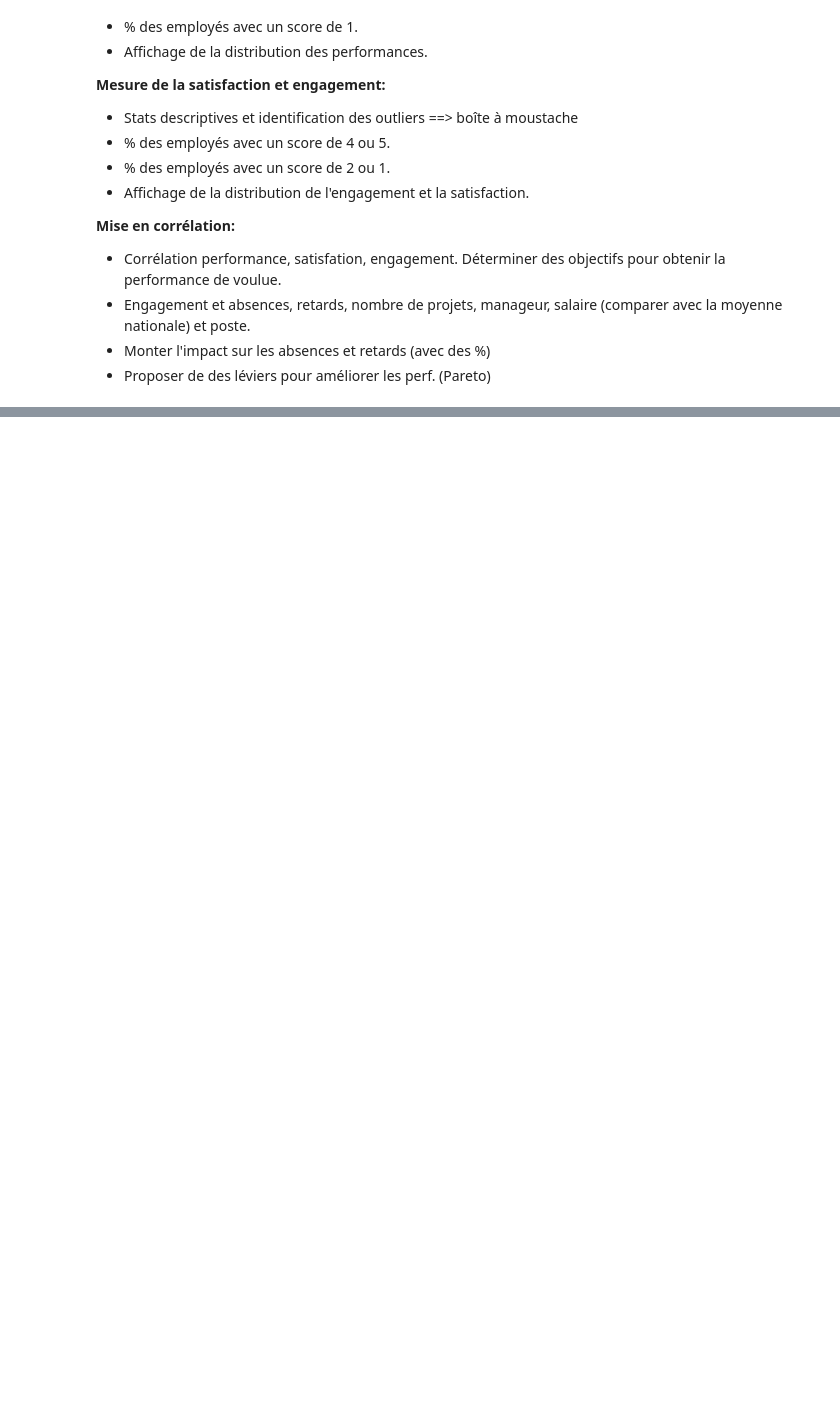
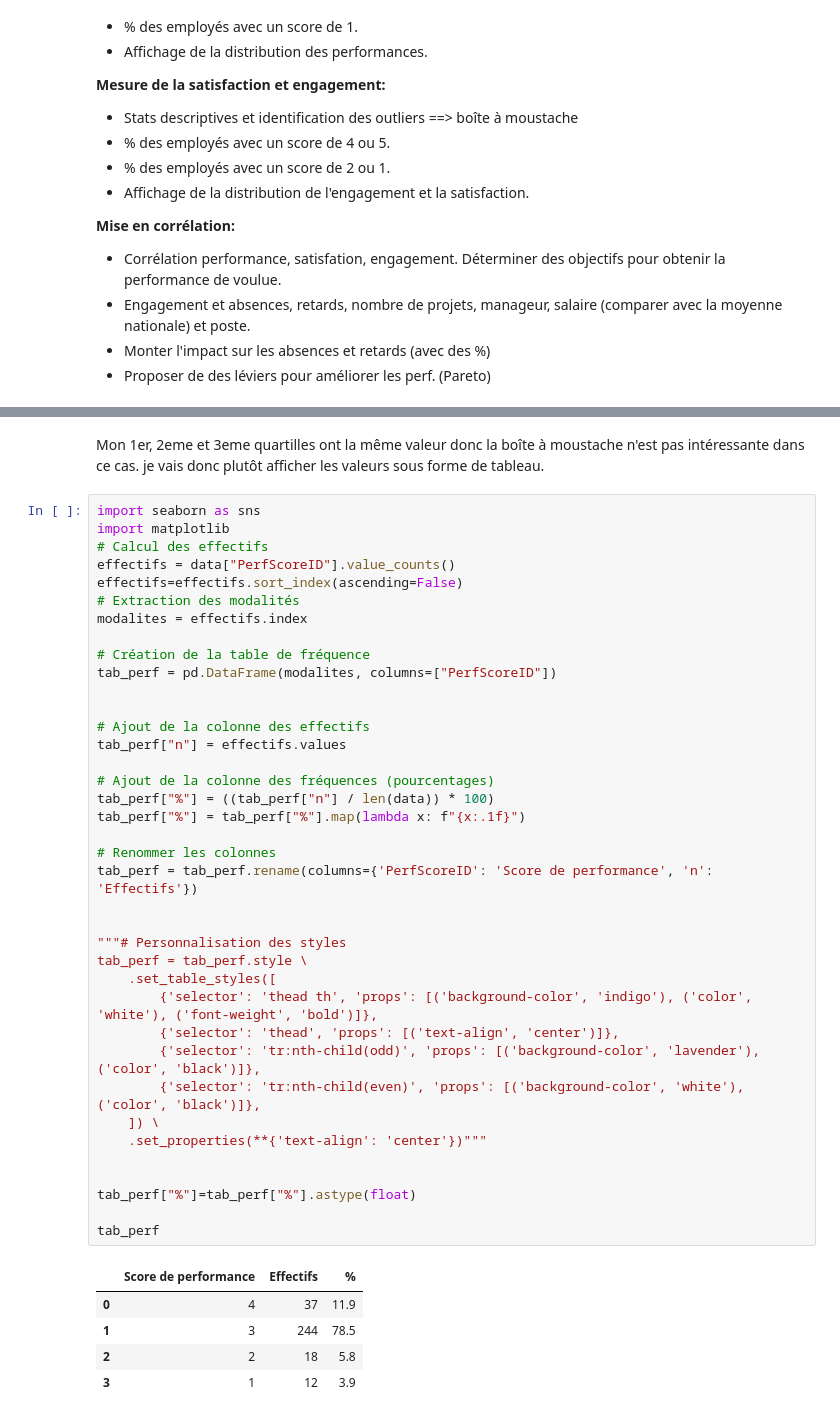
Before and after one commit to Isa31000/Projet-HR-sur-python, a Jupyter notebook: data_processing.ipynb, the cells around one changed output, grey strips where cells are left out. Saved outputs shown, nothing was run; the diff lists cells and outputs as text; blank space fills up the shorter version.

```diff
--- a/data_processing.ipynb
+++ b/data_processing.ipynb
@@ -190,0 +218,46 @@ Passing `palette` without assigning `hue` is deprecated and will be removed in v
+# %% [markdown]
+Mon 1er, 2eme et 3eme quartilles ont la même valeur donc la boîte à moustache n'est pas intéressante dans ce cas. je vais donc plutôt afficher les valeurs sous forme de tableau.
+# %%
+import seaborn as sns
+import matplotlib
+# Calcul des effectifs
+effectifs = data["PerfScoreID"].value_counts()
+effectifs=effectifs.sort_index(ascending=False)
+# Extraction des modalités
+modalites = effectifs.index
+
+# Création de la table de fréquence
+tab_perf = pd.DataFrame(modalites, columns=["PerfScoreID"])
+
+
+# Ajout de la colonne des effectifs
+tab_perf["n"] = effectifs.values
+
+# Ajout de la colonne des fréquences (pourcentages)
+tab_perf["%"] = ((tab_perf["n"] / len(data)) * 100)
+tab_perf["%"] = tab_perf["%"].map(lambda x: f"{x:.1f}")
+
+# Renommer les colonnes
+tab_perf = tab_perf.rename(columns={'PerfScoreID': 'Score de performance', 'n': 'Effectifs'})
+
+
+"""# Personnalisation des styles
+tab_perf = tab_perf.style \
+    .set_table_styles([
+        {'selector': 'thead th', 'props': [('background-color', 'indigo'), ('color', 'white'), ('font-weight', 'bold')]},
+        {'selector': 'thead', 'props': [('text-align', 'center')]},
+        {'selector': 'tr:nth-child(odd)', 'props': [('background-color', 'lavender'), ('color', 'black')]},
+        {'selector': 'tr:nth-child(even)', 'props': [('background-color', 'white'), ('color', 'black')]},
+    ]) \
+    .set_properties(**{'text-align': 'center'})"""
+
+
+tab_perf["%"]=tab_perf["%"].astype(float)
+
+tab_perf
+# %% [output]
+|  | Score de performance | Effectifs | % |
+| 0 | 4 | 37 | 11.9 |
+| 1 | 3 | 244 | 78.5 |
+| 2 | 2 | 18 | 5.8 |
+| 3 | 1 | 12 | 3.9 |
```
Also changed, not shown: parts of 15 cells of this notebook, 2 other files.
